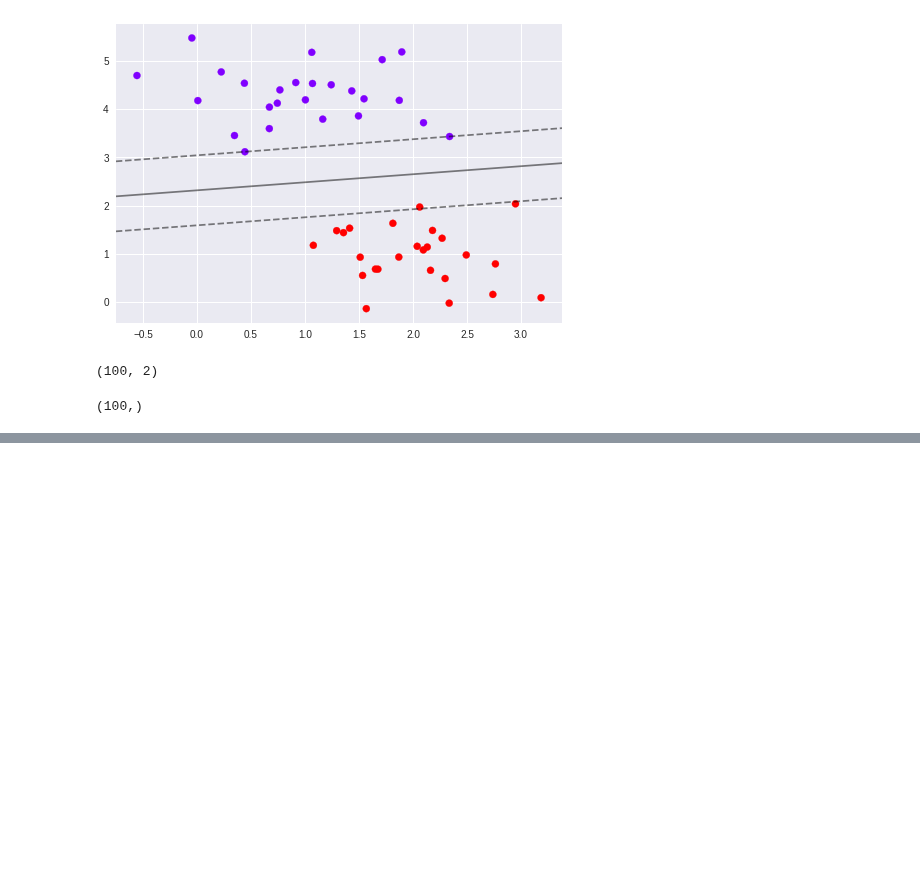
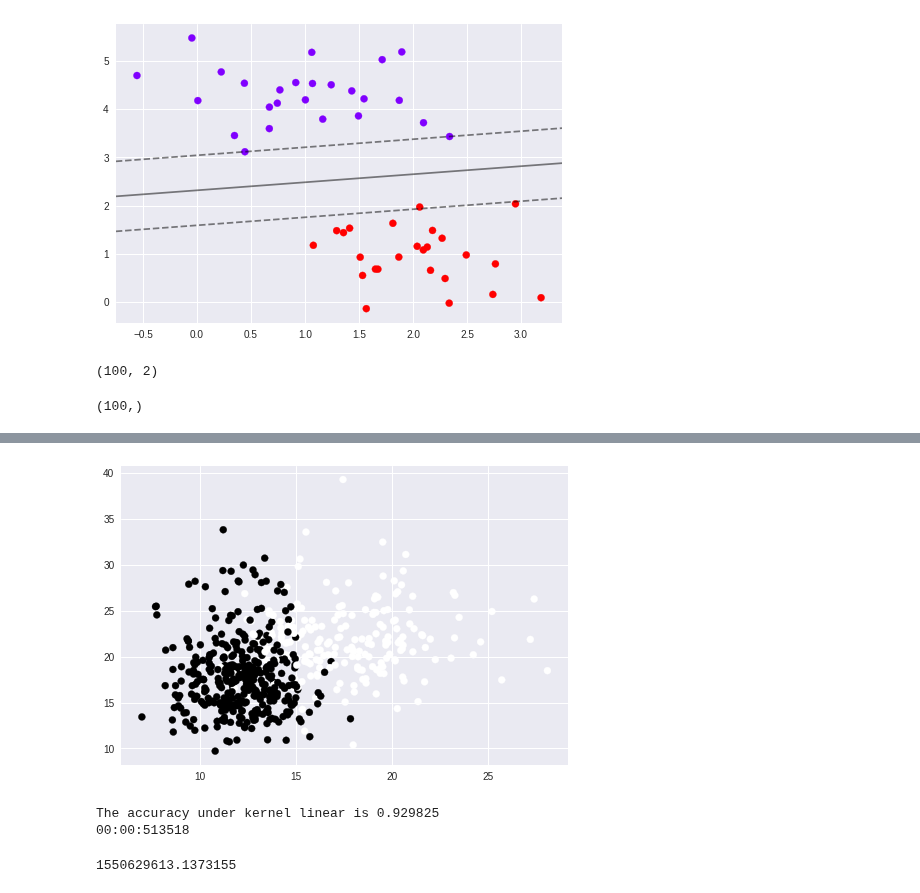
Before and after one commit to cwcheng0/practicepython, a Jupyter notebook: SKLearn_SVM.ipynb, the cells around one changed output, grey strips where cells are left out. Saved outputs shown, nothing was run; the diff lists cells and outputs as text; code cells hidden in the pictures; blank space fills up the shorter version.

```diff
--- a/SKLearn_SVM.ipynb
+++ b/SKLearn_SVM.ipynb
@@ -266,0 +267,16 @@ plot_svc_decision_function(clf)
+# %%
+##
+##
+## This starts the SVMSamples
+
+from sklearn.datasets import load_breast_cancer
+from sklearn.svm import SVC
+from sklearn.model_selection import train_test_split
+import matplotlib.pyplot as plt
+import numpy as np
+from time import time
+import datetime
+data = load_breast_cancer()
+X = data.data
+y = data.target
+X.shape
@@ -266,0 +330,5 @@ plot_svc_decision_function(clf)
+# %%
+plt.scatter(X[:,0],X[:,1],c=y)
+plt.show()
+# %% [output]
+[figure, added]
@@ -266,0 +338,24 @@ plot_svc_decision_function(clf)
+# %%
+## Stop here
+Kernel = ["linear","poly","rbf","sigmoid"]
+# poly will cause an issue; use "restart"(Ctrl-M)
+
+for kernel in Kernel:
+    time0 = time()
+    clf = SVC(kernel = kernel
+              , gamma="auto"
+              # , degree = 1
+              , cache_size=5000 # MB. If your NB has a big memory, then you can increase it.
+              ).fit(Xtrain,Ytrain)
+
+    print("The accuracy under kernel %s is %f" % (kernel,clf.score(Xtest,Ytest)))
+    print(datetime.datetime.fromtimestamp(time()-time0).strftime("%M:%S:%f"))
+# %% [output]
+The accuracy under kernel linear is 0.929825
+00:00:513518
+# %%
+## Current time
+now = time()
+now
+# %% [output]
+1550629613.1373155
```
Also changed, not shown: parts of 24 cells of this notebook.
